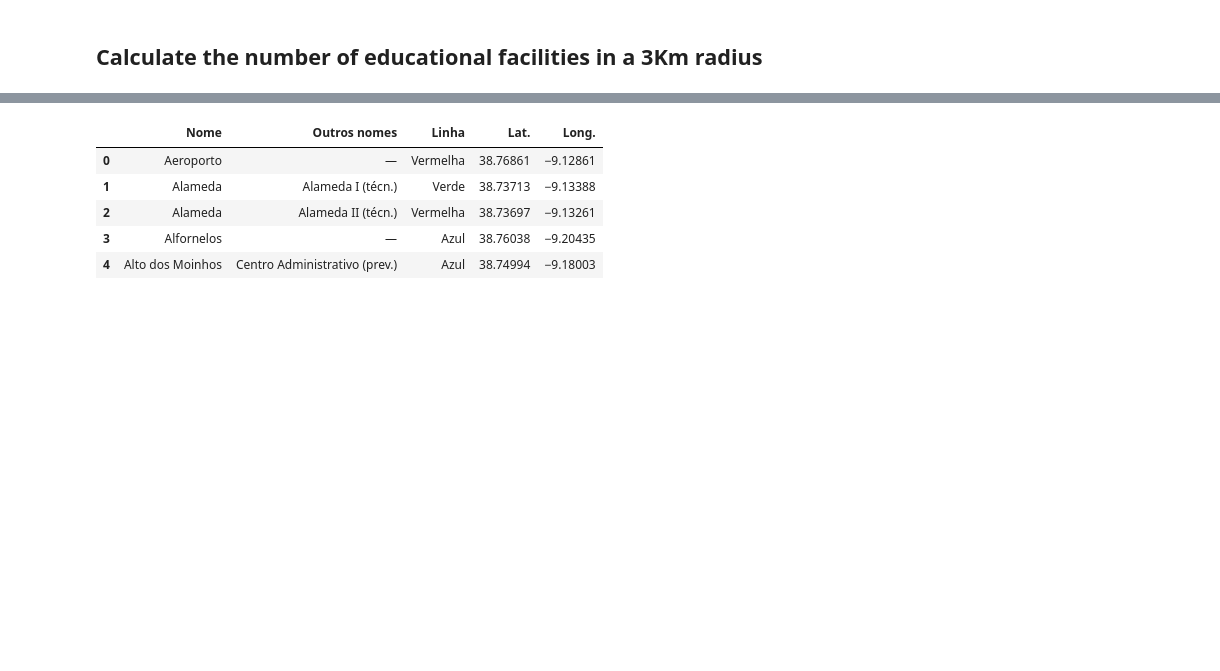
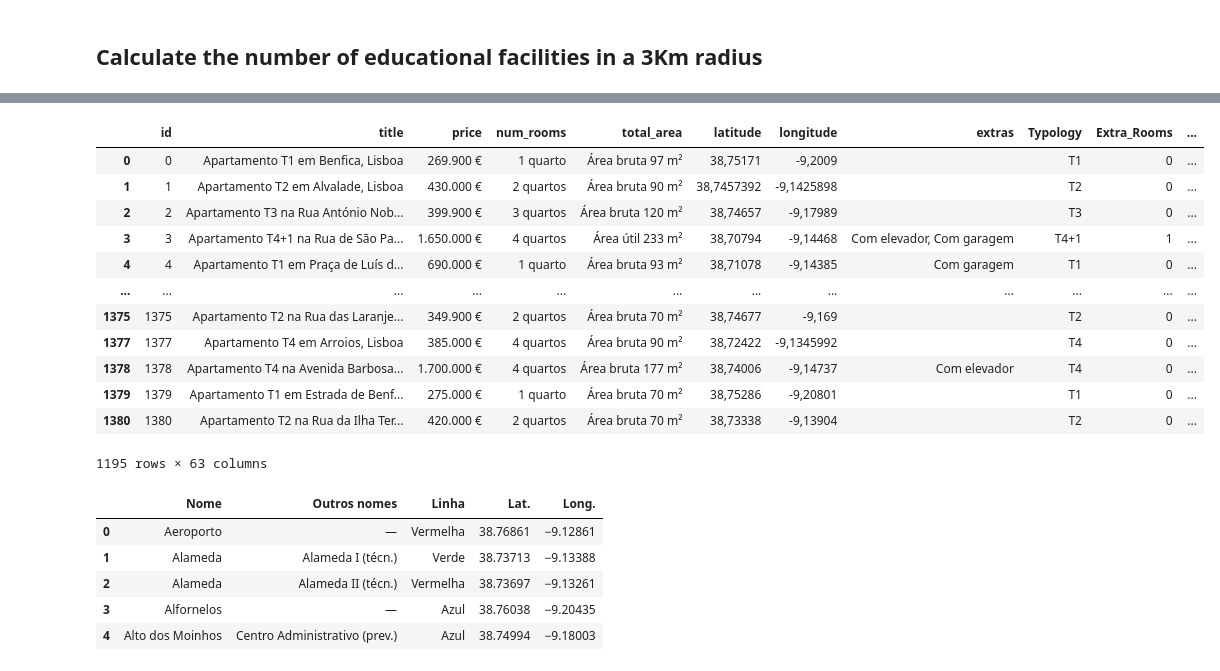
Before and after one commit to Diogomarquesbass/pds_p2, a Jupyter notebook: Web Scrapping (3).ipynb, the cells around one changed output, grey strips where cells are left out. Saved outputs shown, nothing was run; the diff lists cells and outputs as text; code cells hidden in the pictures; blank space fills up the shorter version.

```diff
--- a/Web Scrapping (3).ipynb
+++ b/Web Scrapping (3).ipynb
@@ -1153,3 +1140,19 @@ Distances_df.head()
+# %%
+Lisbon_Properties
+# %% [output]
+|  | id | title | price | num_rooms | total_area | latitude | longitude | extras | Typology | Extra_Rooms | ... |
+| 0 | 0 | Apartamento T1 em Benfica, Lisboa | 269.900 € | 1 quarto | Área bruta 97 m² | 38,75171 | -9,2009 |  | T1 | 0 | ... |
+| 1 | 1 | Apartamento T2 em Alvalade, Lisboa | 430.000 € | 2 quartos | Área bruta 90 m² | 38,7457392 | -9,1425898 |  | T2 | 0 | ... |
+| 2 | 2 | Apartamento T3 na Rua António Nob... | 399.900 € | 3 quartos | Área bruta 120 m² | 38,74657 | -9,17989 |  | T3 | 0 | ... |
+| 3 | 3 | Apartamento T4+1 na Rua de São Pa... | 1.650.000 € | 4 quartos | Área útil 233 m² | 38,70794 | -9,14468 | Com elevador, Com garagem | T4+1 | 1 | ... |
+| 4 | 4 | Apartamento T1 em Praça de Luís d... | 690.000 € | 1 quarto | Área bruta 93 m² | 38,71078 | -9,14385 | Com garagem | T1 | 0 | ... |
+| ... | ... | ... | ... | ... | ... | ... | ... | ... | ... | ... | ... |
+| 1375 | 1375 | Apartamento T2 na Rua das Laranje... | 349.900 € | 2 quartos | Área bruta 70 m² | 38,74677 | -9,169 |  | T2 | 0 | ... |
+| 1377 | 1377 | Apartamento T4 em Arroios, Lisboa | 385.000 € | 4 quartos | Área bruta 90 m² | 38,72422 | -9,1345992 |  | T4 | 0 | ... |
+| 1378 | 1378 | Apartamento T4 na Avenida Barbosa... | 1.700.000 € | 4 quartos | Área bruta 177 m² | 38,74006 | -9,14737 | Com elevador | T4 | 0 | ... |
+| 1379 | 1379 | Apartamento T1 em Estrada de Benf... | 275.000 € | 1 quarto | Área bruta 70 m² | 38,75286 | -9,20801 |  | T1 | 0 | ... |
+| 1380 | 1380 | Apartamento T2 na Rua da Ilha Ter... | 420.000 € | 2 quartos | Área bruta 70 m² | 38,73338 | -9,13904 |  | T2 | 0 | ... |
+1195 rows × 63 columns
 # %%
 Lisbon_Metro.head()
 # %% [output]
```
Also changed, not shown: parts of 12 cells of this notebook.
